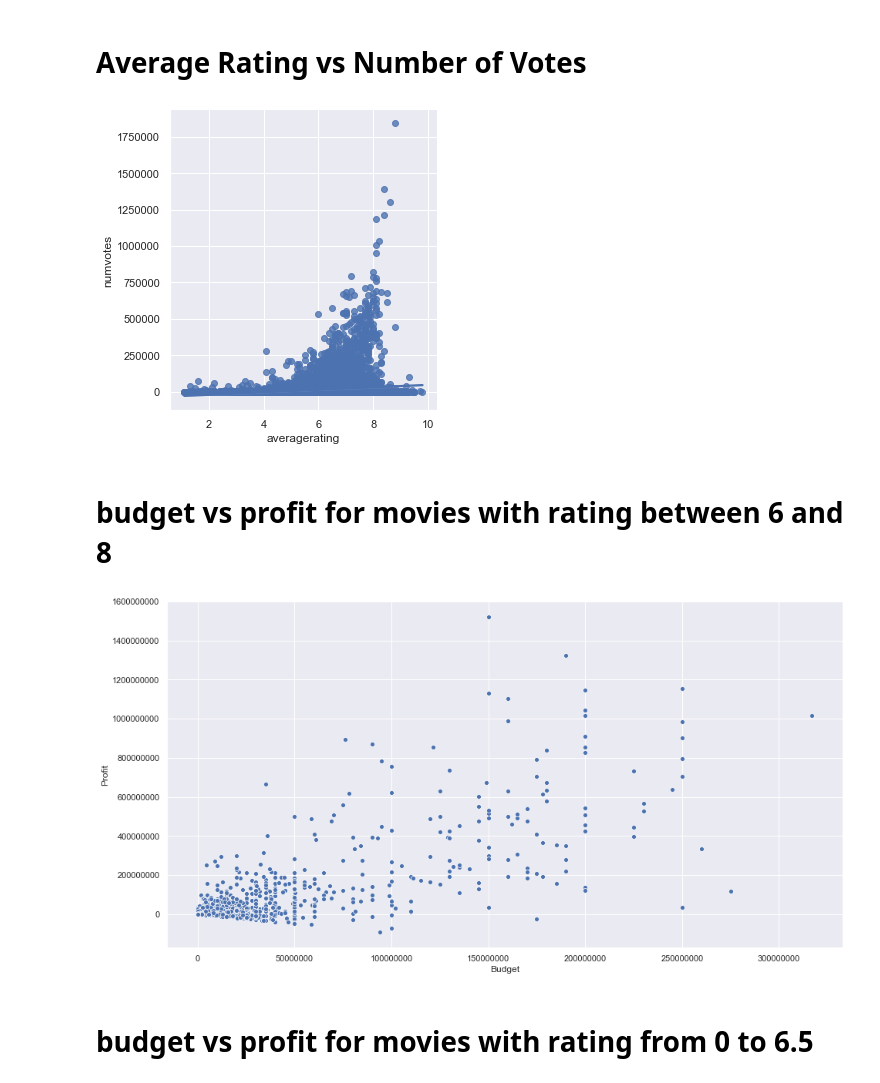
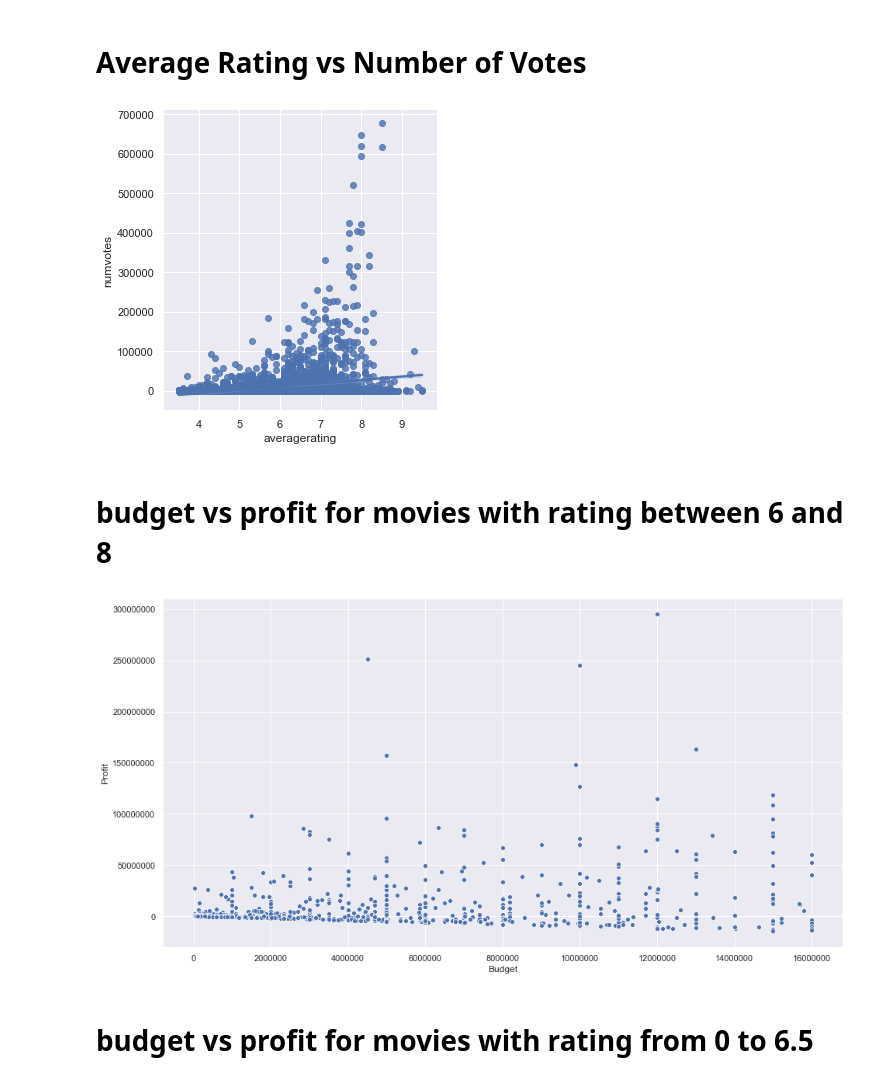
Before and after one commit to davidlebruce/movie_industry_project, a Jupyter notebook: movie_data_visualizations.ipynb, the cells around one changed output. Cells and saved outputs as stored; diff of their text form; code cells hidden in the pictures.

Commit message:
added additional visualizations with ROI and created the final presentation notebook

```diff
--- a/movie_data_visualizations.ipynb
+++ b/movie_data_visualizations.ipynb
@@ -10,0 +13,2 @@ df.shape
+# %%
+df = df.drop(df[df.Budget < 1000].index)
@@ -10,0 +19,4 @@ df.shape
+# %%
+df['Profit'] = df['Profit'].astype(float)
+df = df.replace(0, np.nan)
+df['Profit']
@@ -37,0 +47,4 @@ df
+# %%
+
+df['Roi'] = ((df['Cumulative Worldwide Gross'] - df['Budget'])/df['Budget'])*100
+df['Roi'] = df['Roi'].replace(np.inf, np.nan)
@@ -103,0 +139,4 @@ plt.xlabel("year released", size=15);
+# %%
+votes_and_ratings = df.loc[(df['averagerating'] > 3.400) & (df['averagerating'] < 7167.0) & (df['numvotes'] < 7218409.5) & (df['numvotes'] > -2503126.0) & (df['Budget'] > -200000.000) & (df['Budget'] < 16200000.0)]
+
+votes_and_ratings
@@ -104,18 +158,18 @@ plt.xlabel("year released", size=15);
 # %% [markdown]
 # Average Rating vs Number of Votes
 # %%
-sns.lmplot(x="averagerating", y="numvotes", data=df);
+sns.lmplot(x="averagerating", y="numvotes", data=votes_and_ratings);
 # %% [output]
-[figure, old version]
+[figure, new version]
 # %% [markdown]
 # budget vs profit for movies with rating between 6 and 8
 # %%
-optimal_rating = df.loc[(df['averagerating'] > 6.5) & (df['averagerating'] < 8)]
+optimal_rating = votes_and_ratings.loc[(votes_and_ratings['averagerating'] > 6.5) & (votes_and_ratings['averagerating'] < 8)]
 sns.scatterplot(data=optimal_rating, x="Budget", y="Profit")
 plt.ticklabel_format(style='plain', axis='y')
 plt.ticklabel_format(style='plain', axis='x')
 # %% [output]
-[figure, old version]
+[figure, new version]
 # %% [markdown]
 # budget vs profit for movies with rating from 0 to 6.5
 # %%
```
Also changed, not shown: parts of 41 cells of this notebook.
